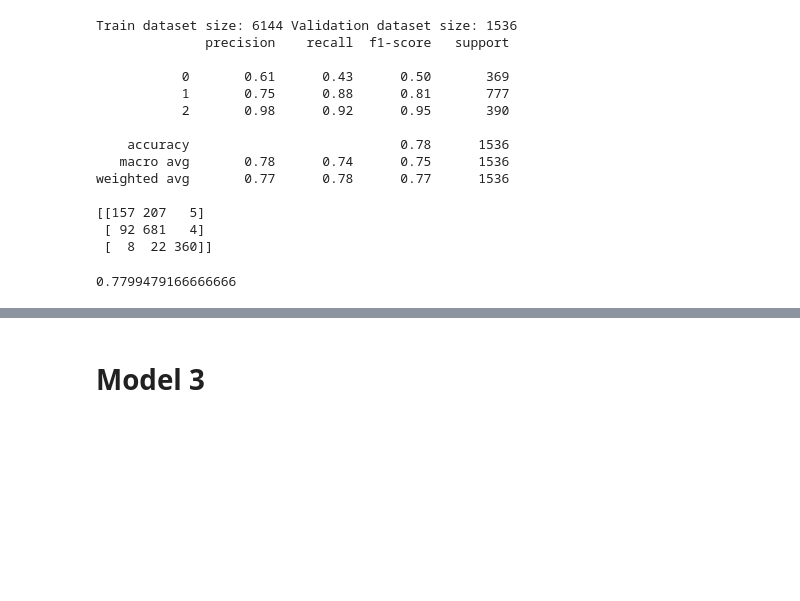
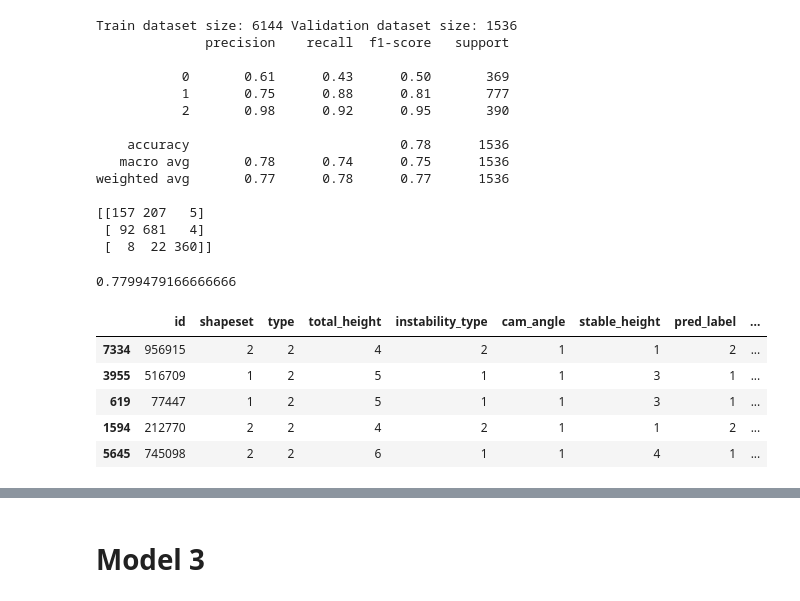
Before and after one commit to XinHong2021/Physical_Reasoning, a Jupyter notebook: combine_models.ipynb, the cells around one changed output, grey strips where cells are left out. Drawn from its saved outputs; the diff is of its cells as text; code cells hidden in the pictures; blank space fills up the shorter version.

```diff
--- a/combine_models.ipynb
+++ b/combine_models.ipynb
@@ -469,3 +474,17 @@ weighted avg       0.77      0.78      0.77      1536
  [ 92 681   4]
  [  8  22 360]]
 0.7799479166666666
+# %%
+instable_df = valider_instabType.val_data
+predictions = valider_instabType.pred_labels
+
+instable_df['pred_label'] = predictions
+instable_df['pred_type'] = instable_df['pred_label'] == instable_df['instability_type']
+instable_df.head()
+# %% [output]
+|  | id | shapeset | type | total_height | instability_type | cam_angle | stable_height | pred_label | ... |
+| 7334 | 956915 | 2 | 2 | 4 | 2 | 1 | 1 | 2 | ... |
+| 3955 | 516709 | 1 | 2 | 5 | 1 | 1 | 3 | 1 | ... |
+| 619 | 77447 | 1 | 2 | 5 | 1 | 1 | 3 | 1 | ... |
+| 1594 | 212770 | 2 | 2 | 4 | 2 | 1 | 1 | 2 | ... |
+| 5645 | 745098 | 2 | 2 | 6 | 1 | 1 | 4 | 1 | ... |
```
Also changed, not shown: parts of 23 cells of this notebook, 9 other files.
